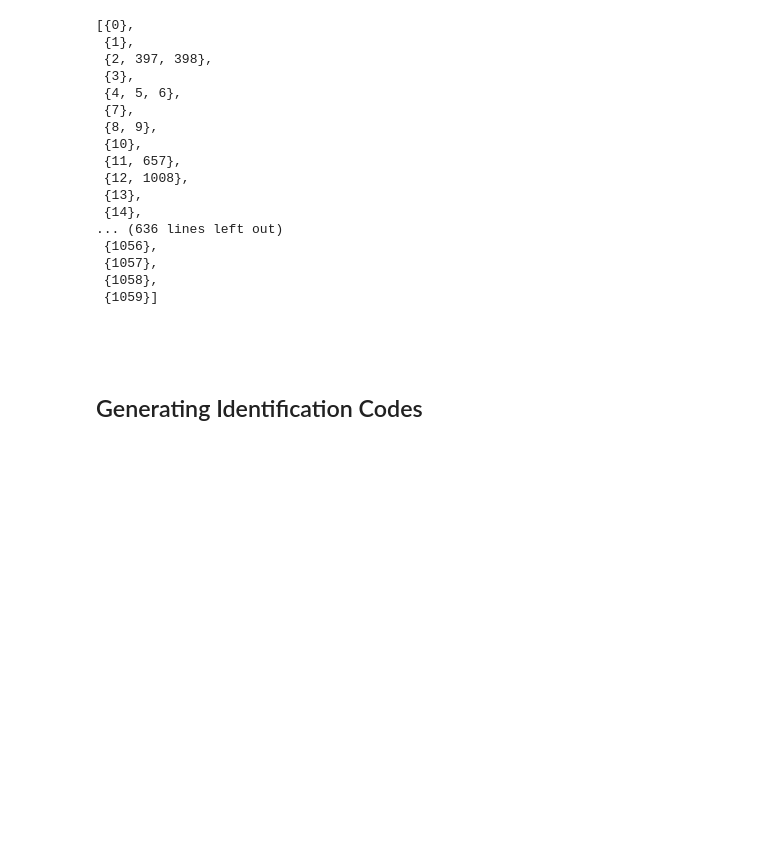
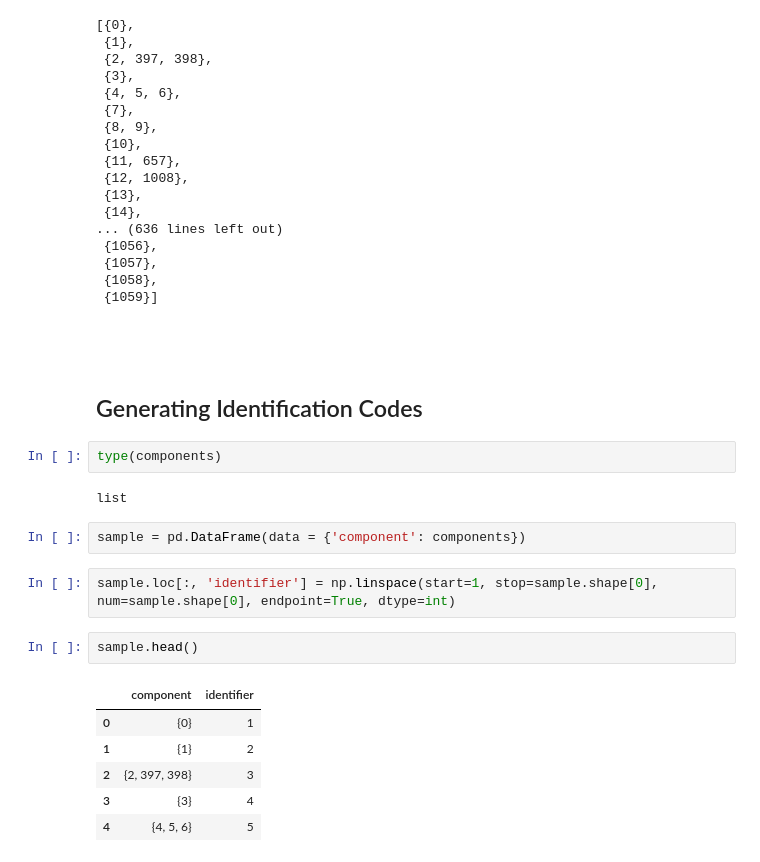
Before and after one commit to helminthiases/networks, a Jupyter notebook: notebooks/graphs.ipynb, the cells around one changed output. Saved outputs shown, nothing was run; the diff lists cells and outputs as text; blank space fills up the shorter version.

```diff
--- a/notebooks/graphs.ipynb
+++ b/notebooks/graphs.ipynb
@@ -203,3 +203,20 @@ components
 <br>
 
 ## Generating Identification Codes
+# %%
+type(components)
+# %% [output]
+list
+# %%
+sample = pd.DataFrame(data = {'component': components})
+# %%
+sample.loc[:, 'identifier'] = np.linspace(start=1, stop=sample.shape[0], num=sample.shape[0], endpoint=True, dtype=int)
+# %%
+sample.head()
+# %% [output]
+|  | component | identifier |
+| 0 | {0} | 1 |
+| 1 | {1} | 2 |
+| 2 | {2, 397, 398} | 3 |
+| 3 | {3} | 4 |
+| 4 | {4, 5, 6} | 5 |
```
Also changed, not shown: parts of 1 cell of this notebook.
